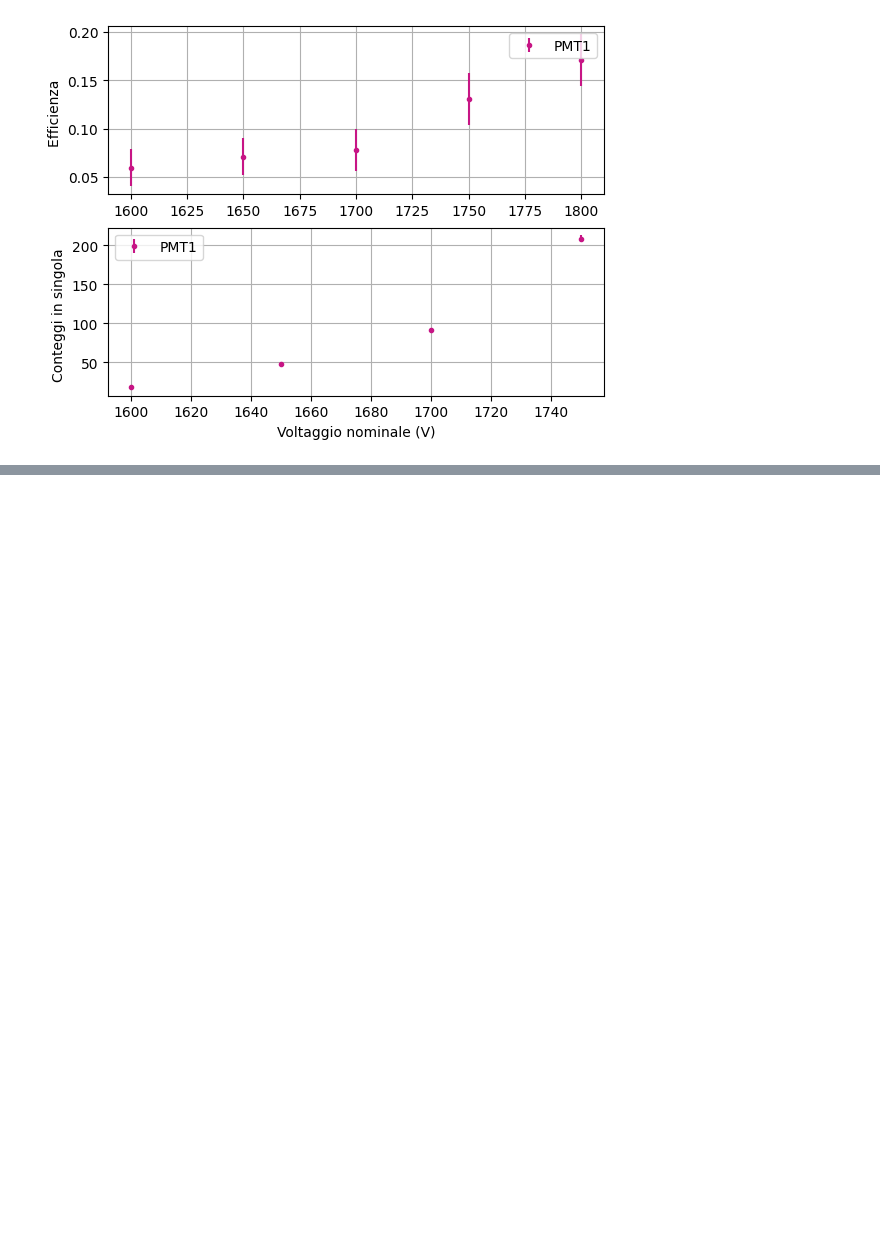
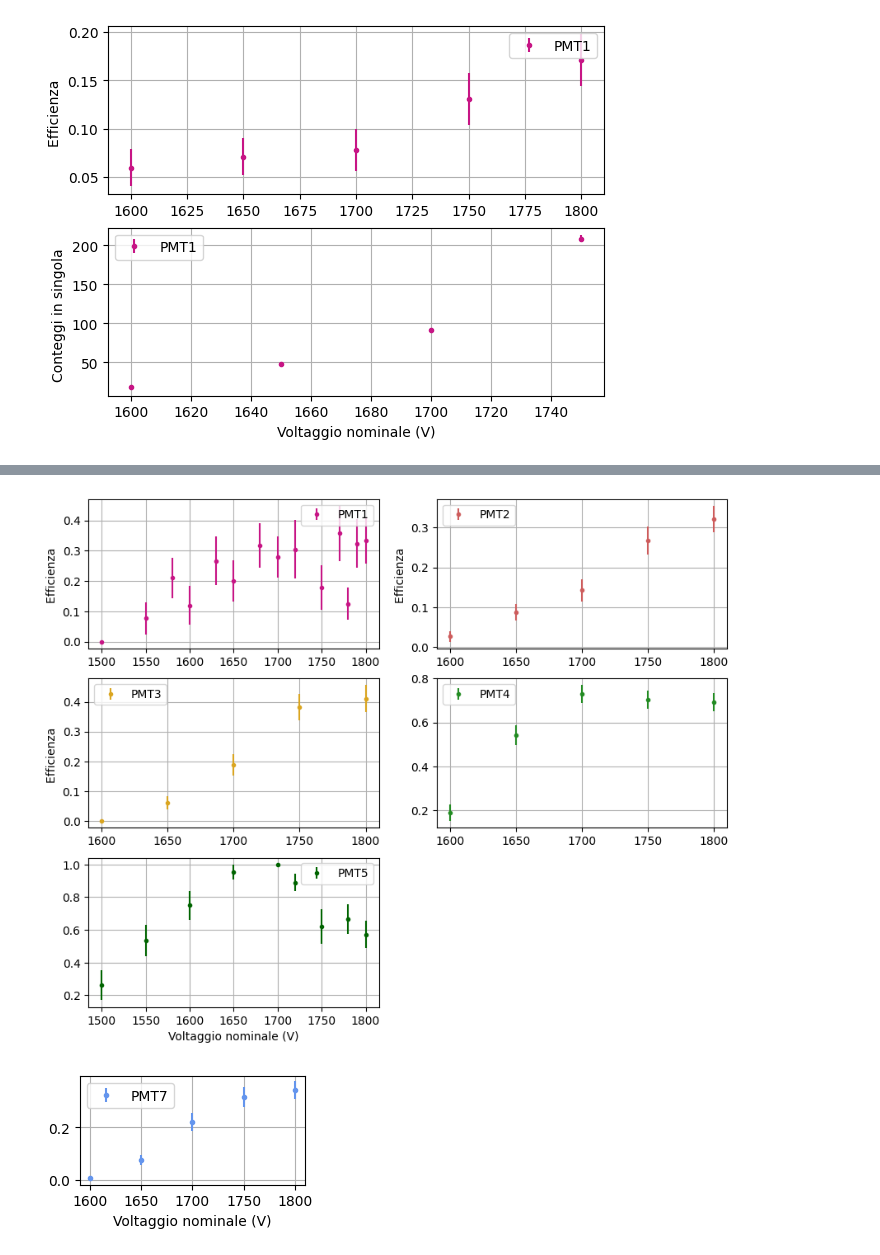
Before and after one commit to JuliaFavaro/Lab-Fund-Int, a Jupyter notebook: MuLife/Calcoli_veloci.ipynb, the cells around one changed output, grey strips where cells are left out. Saved outputs shown, nothing was run; the diff lists cells and outputs as text; code cells hidden in the pictures; blank space fills up the shorter version.

```diff
--- a/MuLife/Calcoli_veloci.ipynb
+++ b/MuLife/Calcoli_veloci.ipynb
@@ -470,0 +549,12 @@ plt.show()
+# %%
+counts_acc= 743*1973*(2*len_segnale-2*2e-9)/10 #coincidenza minima di 2ns
+sigma_counts_acc=np.sqrt((np.sqrt(743)*1973)**2+(743*np.sqrt(1973))**2)*(2*len_segnale-2*2e-9)/10
+print("Rate accidentali 34:", counts_acc/10)
+
+counts_acc1= 333*2318*(2*len_segnale-2*2e-9)/10 #coincidenza minima di 2ns
+sigma_counts_acc1=np.sqrt((np.sqrt(333)*2318)**2+(333*np.sqrt(2318))**2)*(2*len_segnale-2*2e-9)/10
+print("Rate accidentali 27:", counts_acc1/10)
+
+counts_acc2= 2335*917*(2*len_segnale-2*2e-9)/10 #coincidenza minima di 2ns
+sigma_counts_acc2=np.sqrt((np.sqrt(2335)*917)**2+(2335*np.sqrt(917))**2)*(2*len_segnale-2*2e-9)/10
+print("Rate accidentali 57:", counts_acc2/10)
@@ -470,0 +603,44 @@ plt.show()
+# %%
+plt.figure(figsize=(10,8))
+plt.tight_layout
+#plt.title('Efficienza fotomoltiplicatori degli scintillatori plastici')
+
+plt.subplot(3,2,1)
+plt.errorbar(V1,eff_1,error_eff1, fmt='.', color='mediumvioletred', label='PMT1')
+plt.ylabel('Efficienza ')
+plt.grid(True)
+plt.legend()
+
+plt.subplot(3,2,2)
+plt.errorbar(V,eff_2,error_eff2, fmt='.', color='indianred', label='PMT2')
+plt.grid(True)
+plt.legend()
+
+plt.subplot(3,2,3)
+plt.errorbar(V,eff_3,error_eff3, fmt='.', color='goldenrod', label='PMT3')
+plt.ylabel('Efficienza ')
+plt.grid(True)
+plt.legend()
+
+plt.subplot(3,2,4)
+plt.errorbar(V,eff_4,error_eff4, fmt='.', color='forestgreen', label='PMT4')
+plt.grid(True)
+plt.legend()
+
+plt.subplot(3,2,5)
+plt.errorbar(V2,eff_5,error_eff5, fmt='.', color='darkgreen',label='PMT5')
+plt.xlabel('Voltaggio nominale (V)')
+plt.ylabel('Efficienza ')
+plt.grid(True)
+plt.legend()
+plt.show()
+
+plt.subplot(3,2,6)
+plt.errorbar(V,eff_7,error_eff7, fmt='.', color='cornflowerblue',label='PMT7')
+plt.xlabel('Voltaggio nominale (V)')
+plt.grid(True)
+plt.legend()
+plt.show()
+# %% [output]
+[figure, added]
+[figure, added]
```
Also changed, not shown: parts of 7 cells of this notebook, 7 other files.
